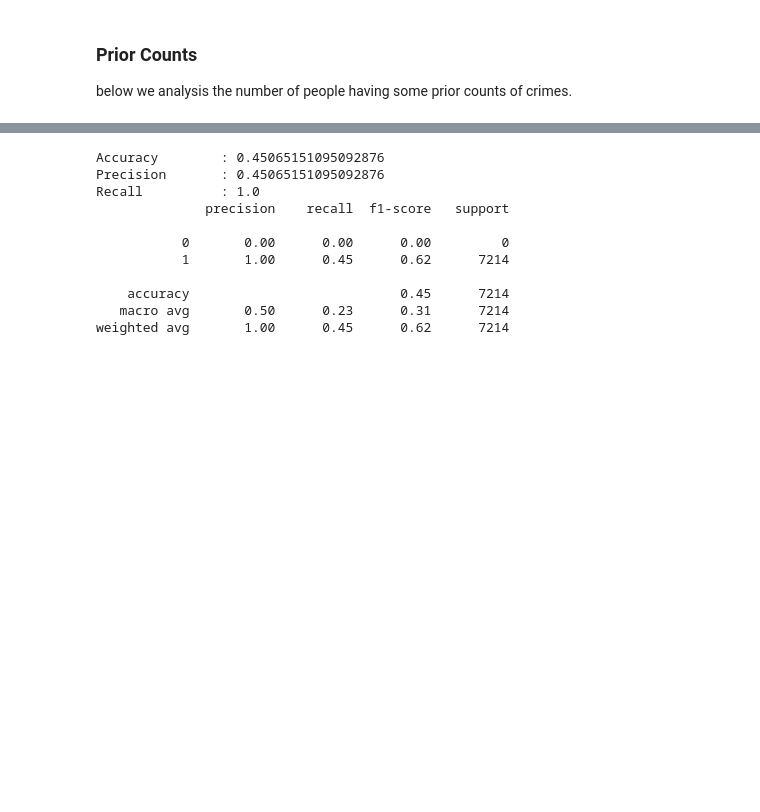
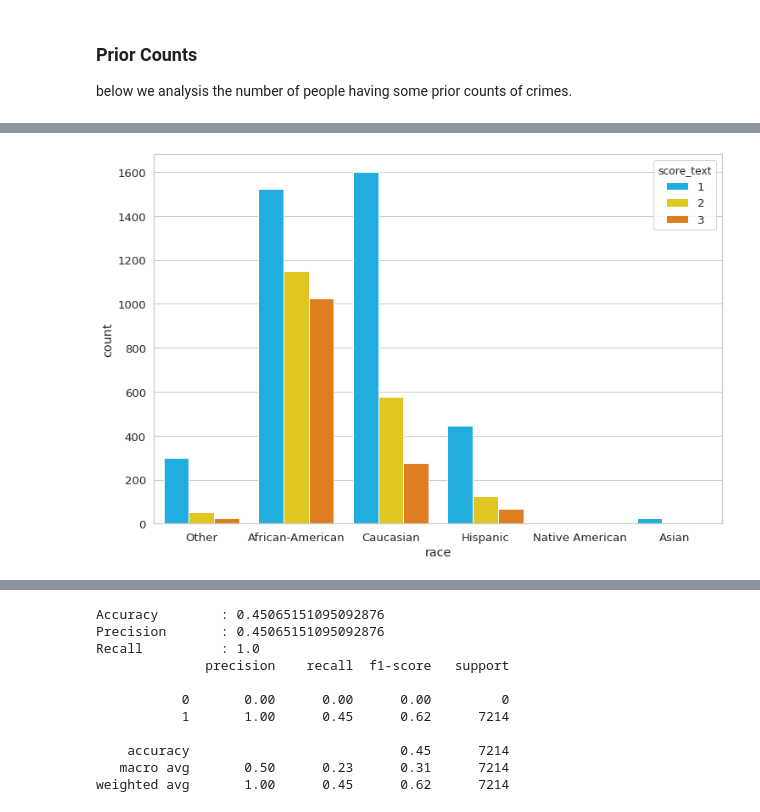
Before and after one commit to irmanfaqrizal/datascience, a Jupyter notebook: firstpart.ipynb, the cells around one changed output, grey strips where cells are left out. Cells and saved outputs as stored; diff of their text form; code cells hidden in the pictures; blank space fills up the shorter version.

```diff
--- a/firstpart.ipynb
+++ b/firstpart.ipynb
@@ -199,0 +244,4 @@ df.priors_count.value_counts().rename_axis('number of priors').to_frame('Number
+# %%
+by_race = sns.countplot(x="race", hue="score_text", data=df[df.race.isin(['Caucasian','Asian','African-American', 'Hispanic','Native American', 'Other'])])
+# %% [output]
+[figure, added]
```
Also changed, not shown: parts of 31 cells of this notebook.
